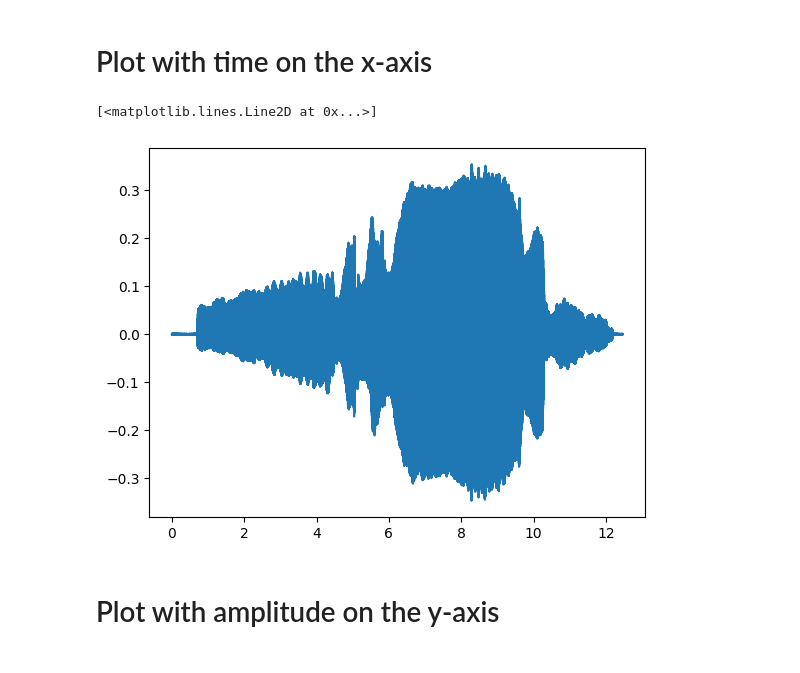
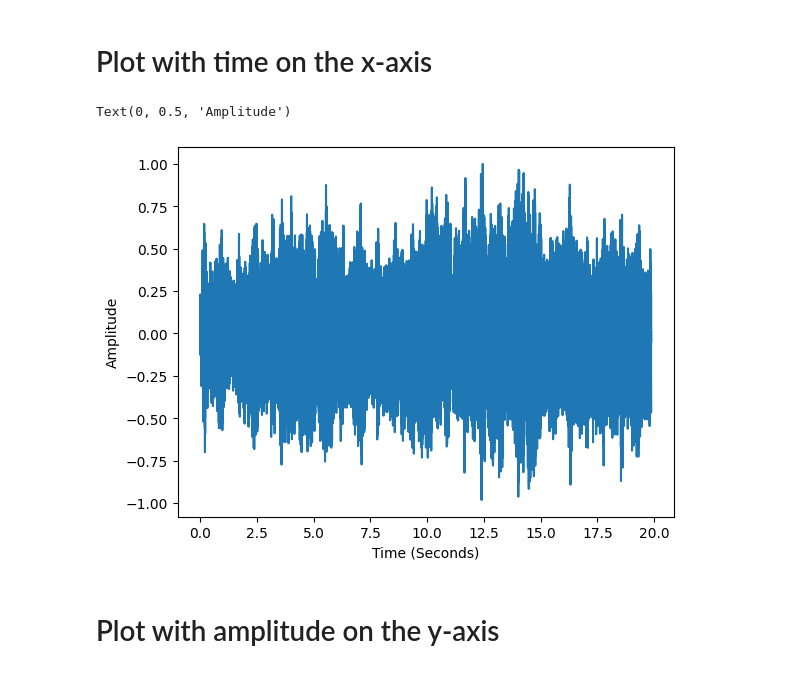
Before and after one commit to romancote/MusicComputing, a Jupyter notebook: week2/week2-stringsVisualization.ipynb, the cells around one changed output. Saved outputs shown, nothing was run; the diff lists cells and outputs as text; code cells hidden in the pictures.

```diff
--- a/week2/week2-stringsVisualization.ipynb
+++ b/week2/week2-stringsVisualization.ipynb
@@ -79,12 +79,21 @@ plt.plot(sig)
 [figure]
 # %% [markdown]
 # Plot with time on the x-axis
+# %%
+#adjust the x-axis to represent time
+time2=np.arange(0,sig2.shape[0])/sr2
+#scale the y-axis to represent amplitude
+excursion2=max(abs(sig2))
+sigNew2 = sig2/excursion2
+
+plt.plot(time2,sigNew2)
+plt.xlabel('Time (Seconds)')
+plt.ylabel('Amplitude')
+# %% [output]
+Text(0, 0.5, 'Amplitude')
+[figure, added]
 # %%
-time=np.arange(0,sig.shape[0])/sr
-plt.plot(time,sig)
+time2=np.arange (0,sig2.shape[0]/sr2)
-# %% [output]
-[<matplotlib.lines.Line2D at 0x...>]
-[figure, removed]
 # %% [markdown]
 # Plot with amplitude on the y-axis
 # %%
```
Also changed, not shown: parts of 1 cell of this notebook.
